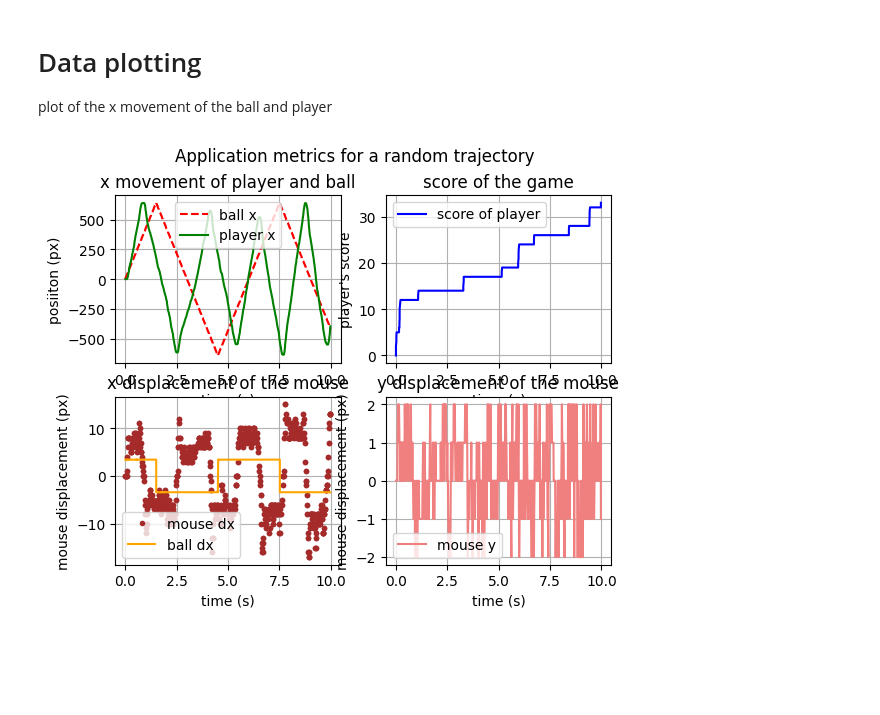
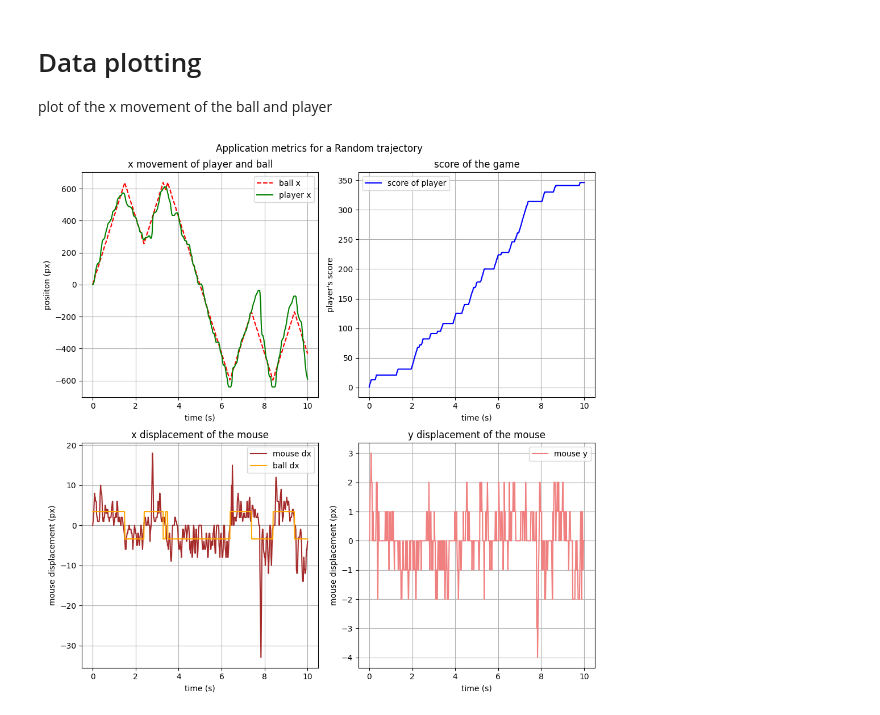
Before and after one commit to joaoMartinSaquet/ia2_learning_env, a Jupyter notebook: python_plotter/plotter.ipynb, the cells around one changed output. Cells and saved outputs as stored; diff of their text form; code cells hidden in the pictures; blank space fills up the shorter version.

Commit message:
fix mouse update, plus plotting dx and dy of mouse

```diff
--- a/python_plotter/plotter.ipynb
+++ b/python_plotter/plotter.ipynb
@@ -14,8 +14,8 @@ the log file is organized as follow :
 import pandas
 # load the data from log file
 # enter the wanted file path here
-file_path = "logs/Linear_example.log"
-file_path = "logs/application24_10_23_11_16_15.log"
+file_path = "logs/linear_example.log"
+file_path = "logs/random_example.log"
 
 data_log = pandas.read_csv("../" + file_path, sep=";")
 bx = data_log["Bx"]
@@ -37,9 +37,9 @@ plot of the x movement of the ball and player
 import matplotlib.pyplot as plt
 # plt.style.use('dark_background')
 # plt.style.context('Solarize_Light2')
-fig, axs = plt.subplots(2,2)
+fig, axs = plt.subplots(nrows=2, ncols=2, figsize=(10, 10))
 
-fig.suptitle("Application metrics for a random trajectory")
+fig.suptitle("Application metrics for a Random trajectory")
 # ax = axs[0]
 axs[0, 0].set_title('x movement of player and ball')
 axs[0, 0].plot(time, bx, 'r--', label='ball x')
@@ -47,32 +47,34 @@ axs[0, 0].plot(time, px, 'g-', label='player x')
 axs[0, 0].set_xlabel("time (s)")
 axs[0, 0].set_ylabel("posiiton (px)")
 axs[0, 0].legend()
 axs[0, 0].grid(True)
 
 # ax = axs[0,1]
 axs[0, 1].set_title('score of the game')
 axs[0, 1].plot(time, score, 'b', label='score of player')
 axs[0, 1].set_xlabel("time (s)")
 axs[0, 1].set_ylabel("player's score")
 axs[0, 1].legend()
 axs[0, 1].grid(True)
 
 
 # ax = axs[1,0]
 axs[1,  0].set_title('x displacement of the mouse')
-axs[1,  0].plot(time, mdx, 'brown', linestyle='', marker = ".", label='mouse dx')
+axs[1,  0].plot(time, mdx, 'brown', linestyle='-', label='mouse dx')
 axs[1,  0].plot(time[1:], dbx, 'orange', label='ball dx')
 axs[1,  0].set_xlabel("time (s)")
 axs[1,  0].set_ylabel("mouse displacement (px)")
 axs[1,  0].legend()
 axs[1,  0].grid(True)
 
 # ax = axs[1,1]
 axs[1,  1].set_title('y displacement of the mouse')
 axs[1,  1].plot(time, mdy, 'lightcoral', label='mouse y')
 axs[1,  1].set_xlabel("time (s)")
 axs[1,  1].set_ylabel("mouse displacement (px)")
 axs[1,  1].legend()
 axs[1,  1].grid(True)
+
+plt.tight_layout()
 # %% [output]
-[figure, old version]
+[figure, new version]
```
Also changed, not shown: parts of 2 cells of this notebook, 2 other files.
